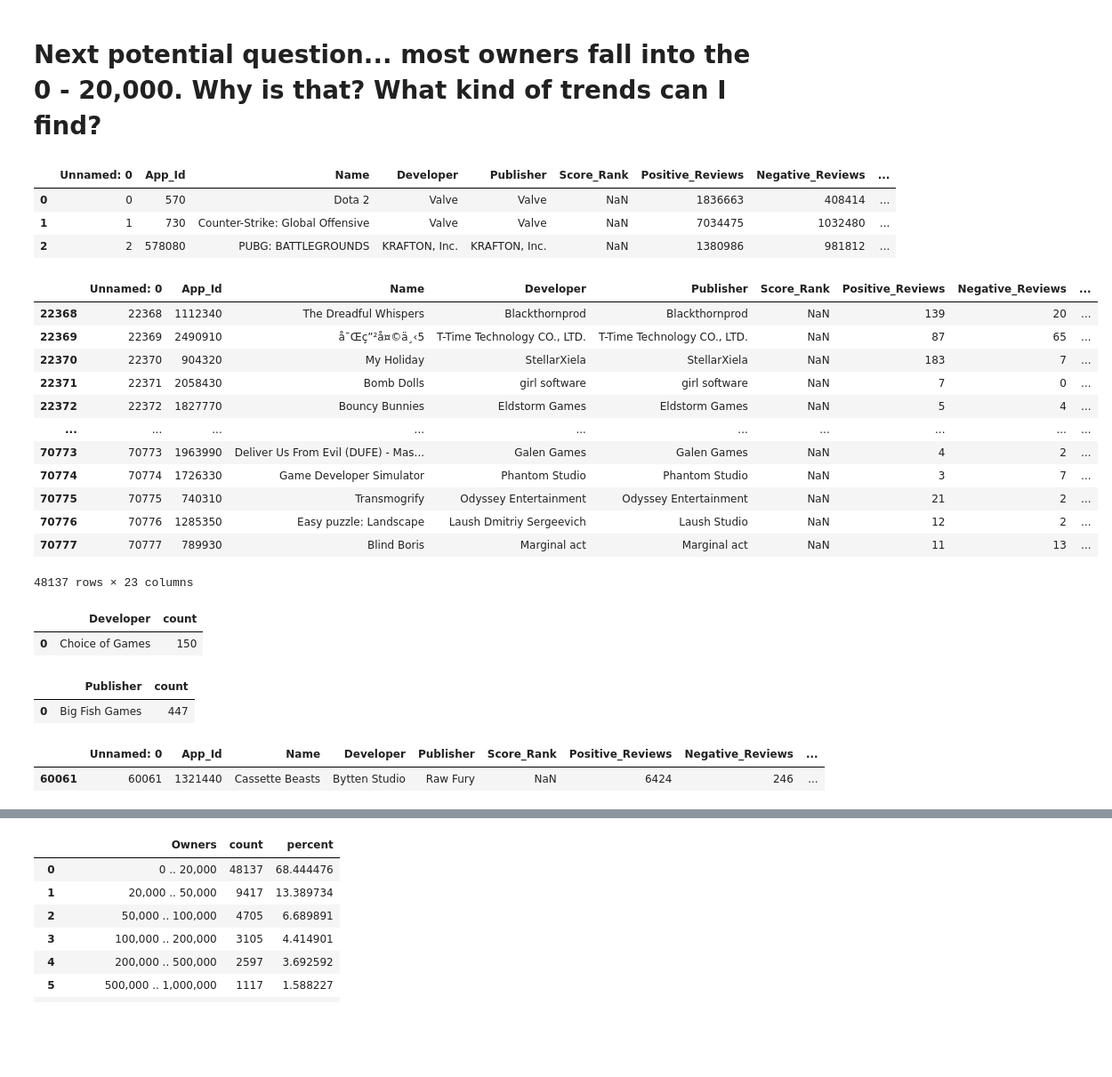
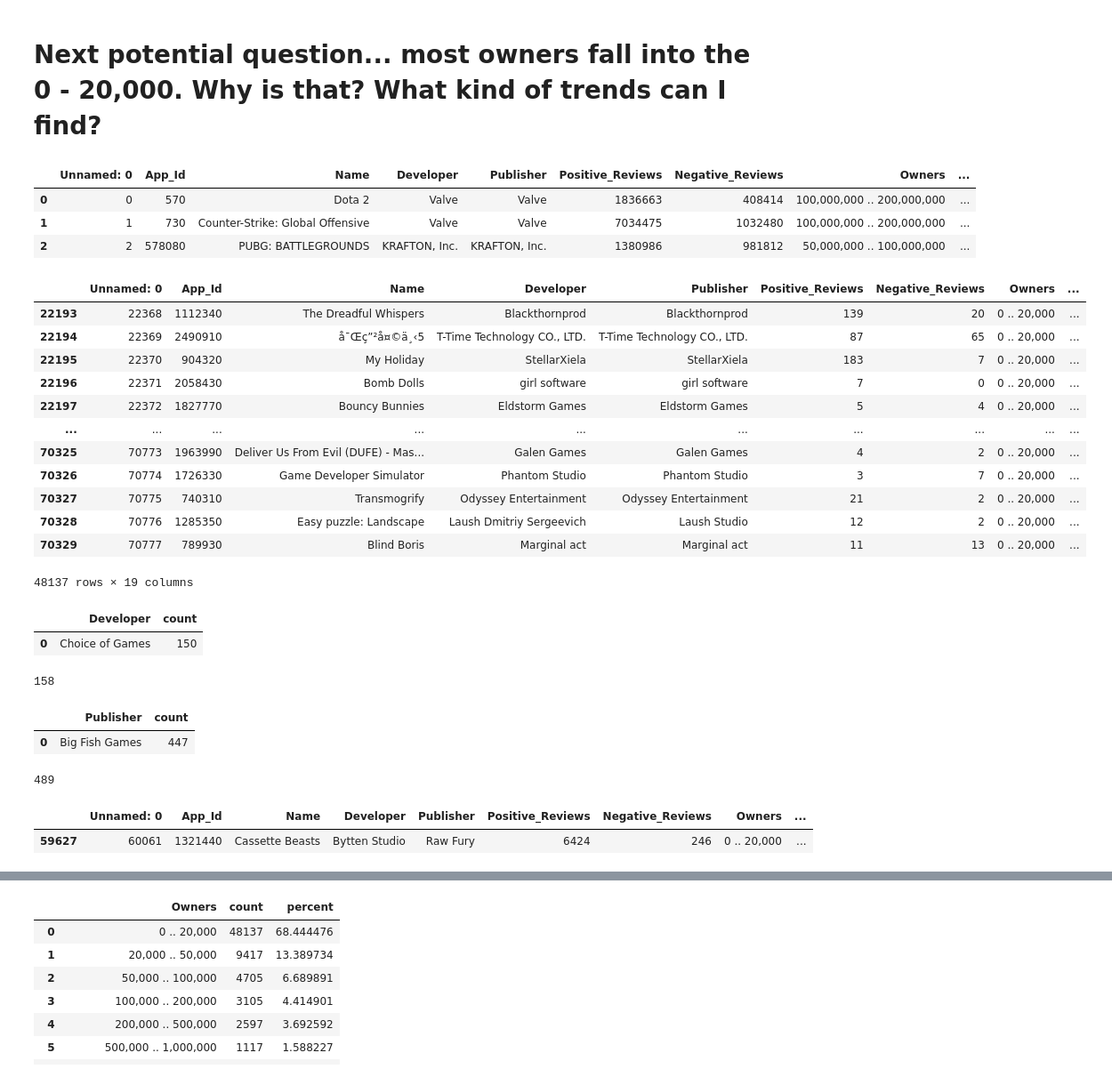
Before and after one commit to barbsjean/Steam_data_analysis, a Jupyter notebook: The Steam Notebook.ipynb, the cells around one changed output, grey strips where cells are left out. Shown: that part at 89% size. Saved outputs shown, nothing was run; the diff lists cells and outputs as text; code cells hidden in the pictures; blank space fills up the shorter version.

```diff
--- a/The Steam Notebook.ipynb
+++ b/The Steam Notebook.ipynb
@@ -172,2 +163,4 @@ steam_api = pd.read_csv(r'C:\Users\Barbie\Desktop\DA11\Capstone\STEAM\Project_Da
+# %%
+steam_api_filtered = pd.read_csv(r'C:\Users\Barbie\Desktop\DA11\Capstone\STEAM\Project_Data\Capstone\steam_api_filtered.csv')
 # %%
 #dropping duplicate game names and 2 irrevelant columns to clean it up a bit more
@@ -313,3 +301,3 @@ steam_api[steam_api['Owners'] == '100,000,000 .. 200,000,000']
 # %%
-steam_api['diff_current_initial_price'] = steam_api['Initial_Price_$'] - steam_api['Current_Price_$']
+steam_api_filtered['diff_current_initial_price'] = steam_api_filtered['Initial_Price_$'] - steam_api_filtered['Current_Price_$']
 # %%
@@ -380,6 +368,6 @@ steam_api['Publisher'].nunique()
 # %% [output]
 38252
 # %%
-steam_api['same_dev_pub'] = steam_api['Developer'] == steam_api['Publisher']
-steam_api
+steam_api_filtered['same_dev_pub'] = steam_api_filtered['Developer'] == steam_api_filtered['Publisher']
+steam_api_filtered
 # %% [output]
@@ -641,6 +629,6 @@ steam_api.sort_values('Negative_Reviews', ascending = False).head(10)
 # %% [markdown]
 ## Funny enough, Counter-Strike: Global Offensive had the most positive AND most negative reviews out of all of the games!
 # %%
-steam_api['diff_in_pos_neg_reviews'] = steam_api['Positive_Reviews'] - steam_api['Negative_Reviews']
-steam_api.head(3)
+steam_api_filtered['diff_in_pos_neg_reviews'] = steam_api_filtered['Positive_Reviews'] - steam_api_filtered['Negative_Reviews']
+steam_api_filtered.head(3)
 # %% [output]
@@ -683,27 +671,27 @@ steam_api.sort_values('diff_in_pos_neg_reviews', ascending = False).head(10)
 # %%
 # plt.bar(steam_api['Owners'], steam_api['Name'])
 # %%
-steam_api.head(3)
+steam_api_filtered.head(3)
 # %% [output]
-|  | Unnamed: 0 | App_Id | Name | Developer | Publisher | Score_Rank | Positive_Reviews | Negative_Reviews | ... |
-| 0 | 0 | 570 | Dota 2 | Valve | Valve | NaN | 1836663 | 408414 | ... |
-| 1 | 1 | 730 | Counter-Strike: Global Offensive | Valve | Valve | NaN | 7034475 | 1032480 | ... |
-| 2 | 2 | 578080 | PUBG: BATTLEGROUNDS | KRAFTON, Inc. | KRAFTON, Inc. | NaN | 1380986 | 981812 | ... |
+|  | Unnamed: 0 | App_Id | Name | Developer | Publisher | Positive_Reviews | Negative_Reviews | Owners | ... |
+| 0 | 0 | 570 | Dota 2 | Valve | Valve | 1836663 | 408414 | 100,000,000 .. 200,000,000 | ... |
+| 1 | 1 | 730 | Counter-Strike: Global Offensive | Valve | Valve | 7034475 | 1032480 | 100,000,000 .. 200,000,000 | ... |
+| 2 | 2 | 578080 | PUBG: BATTLEGROUNDS | KRAFTON, Inc. | KRAFTON, Inc. | 1380986 | 981812 | 50,000,000 .. 100,000,000 | ... |
 # %%
-zero_to_twenty_thou_owners = steam_api[steam_api['Owners'] == '0 .. 20,000']
+zero_to_twenty_thou_owners = steam_api_filtered[steam_api_filtered['Owners'] == '0 .. 20,000']
 zero_to_twenty_thou_owners
 # %% [output]
-|  | Unnamed: 0 | App_Id | Name | Developer | Publisher | Score_Rank | Positive_Reviews | Negative_Reviews | ... |
-| 22368 | 22368 | 1112340 | The Dreadful Whispers | Blackthornprod | Blackthornprod | NaN | 139 | 20 | ... |
-| 22369 | 22369 | 2490910 | å¯Œç”²å¤©ä¸‹5 | T-Time Technology CO., LTD. | T-Time Technology CO., LTD. | NaN | 87 | 65 | ... |
-| 22370 | 22370 | 904320 | My Holiday | StellarXiela | StellarXiela | NaN | 183 | 7 | ... |
-| 22371 | 22371 | 2058430 | Bomb Dolls | girl software | girl software | NaN | 7 | 0 | ... |
-| 22372 | 22372 | 1827770 | Bouncy Bunnies | Eldstorm Games | Eldstorm Games | NaN | 5 | 4 | ... |
+|  | Unnamed: 0 | App_Id | Name | Developer | Publisher | Positive_Reviews | Negative_Reviews | Owners | ... |
+| 22193 | 22368 | 1112340 | The Dreadful Whispers | Blackthornprod | Blackthornprod | 139 | 20 | 0 .. 20,000 | ... |
+| 22194 | 22369 | 2490910 | å¯Œç”²å¤©ä¸‹5 | T-Time Technology CO., LTD. | T-Time Technology CO., LTD. | 87 | 65 | 0 .. 20,000 | ... |
+| 22195 | 22370 | 904320 | My Holiday | StellarXiela | StellarXiela | 183 | 7 | 0 .. 20,000 | ... |
+| 22196 | 22371 | 2058430 | Bomb Dolls | girl software | girl software | 7 | 0 | 0 .. 20,000 | ... |
+| 22197 | 22372 | 1827770 | Bouncy Bunnies | Eldstorm Games | Eldstorm Games | 5 | 4 | 0 .. 20,000 | ... |
 | ... | ... | ... | ... | ... | ... | ... | ... | ... | ... |
-| 70773 | 70773 | 1963990 | Deliver Us From Evil (DUFE) - Mas... | Galen Games | Galen Games | NaN | 4 | 2 | ... |
-| 70774 | 70774 | 1726330 | Game Developer Simulator | Phantom Studio | Phantom Studio | NaN | 3 | 7 | ... |
-| 70775 | 70775 | 740310 | Transmogrify | Odyssey Entertainment | Odyssey Entertainment | NaN | 21 | 2 | ... |
-| 70776 | 70776 | 1285350 | Easy puzzle: Landscape | Laush Dmitriy Sergeevich | Laush Studio | NaN | 12 | 2 | ... |
-| 70777 | 70777 | 789930 | Blind Boris | Marginal act | Marginal act | NaN | 11 | 13 | ... |
+| 70325 | 70773 | 1963990 | Deliver Us From Evil (DUFE) - Mas... | Galen Games | Galen Games | 4 | 2 | 0 .. 20,000 | ... |
+| 70326 | 70774 | 1726330 | Game Developer Simulator | Phantom Studio | Phantom Studio | 3 | 7 | 0 .. 20,000 | ... |
+| 70327 | 70775 | 740310 | Transmogrify | Odyssey Entertainment | Odyssey Entertainment | 21 | 2 | 0 .. 20,000 | ... |
+| 70328 | 70776 | 1285350 | Easy puzzle: Landscape | Laush Dmitriy Sergeevich | Laush Studio | 12 | 2 | 0 .. 20,000 | ... |
+| 70329 | 70777 | 789930 | Blind Boris | Marginal act | Marginal act | 11 | 13 | 0 .. 20,000 | ... |
-48137 rows × 23 columns
+48137 rows × 19 columns
 # %%
@@ -711,4 +700,9 @@ zero_to_twenty_thou_owners.value_counts('Developer').reset_index().head(1) # the
 # %% [output]
 |  | Developer | count |
 | 0 | Choice of Games | 150 |
+# %%
+# 8 additional games that had more than 20,000 Owners
+len(steam_api_filtered[steam_api_filtered['Developer'] == 'Choice of Games'])
+# %% [output]
+158
 # %%
@@ -716,9 +711,14 @@ zero_to_twenty_thou_owners.value_counts('Publisher').reset_index().head(1) # top
 # %% [output]
 |  | Publisher | count |
 | 0 | Big Fish Games | 447 |
+# %%
+# 42 additional games that had more than 20,000 Owners
+len(steam_api_filtered[steam_api_filtered['Publisher'] == 'Big Fish Games'])
+# %% [output]
+489
 # %%
 zero_to_twenty_thou_owners.sort_values('Positive_Reviews', ascending = False).head(1) # most pos reviews 0 - 20,000 Owner range
 # %% [output]
-|  | Unnamed: 0 | App_Id | Name | Developer | Publisher | Score_Rank | Positive_Reviews | Negative_Reviews | ... |
-| 60061 | 60061 | 1321440 | Cassette Beasts | Bytten Studio | Raw Fury | NaN | 6424 | 246 | ... |
+|  | Unnamed: 0 | App_Id | Name | Developer | Publisher | Positive_Reviews | Negative_Reviews | Owners | ... |
+| 59627 | 60061 | 1321440 | Cassette Beasts | Bytten Studio | Raw Fury | 6424 | 246 | 0 .. 20,000 | ... |
 # %%
```
Also changed, not shown: parts of 45 cells of this notebook, 3 other files.
